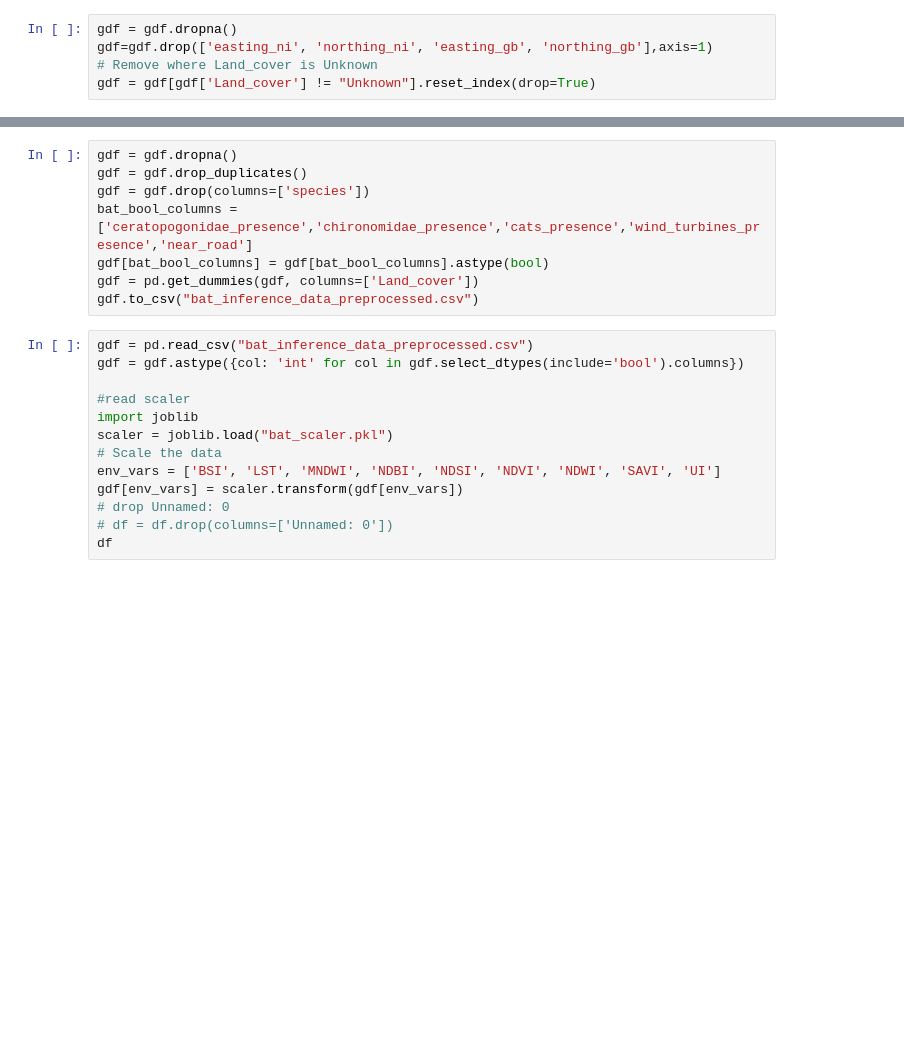
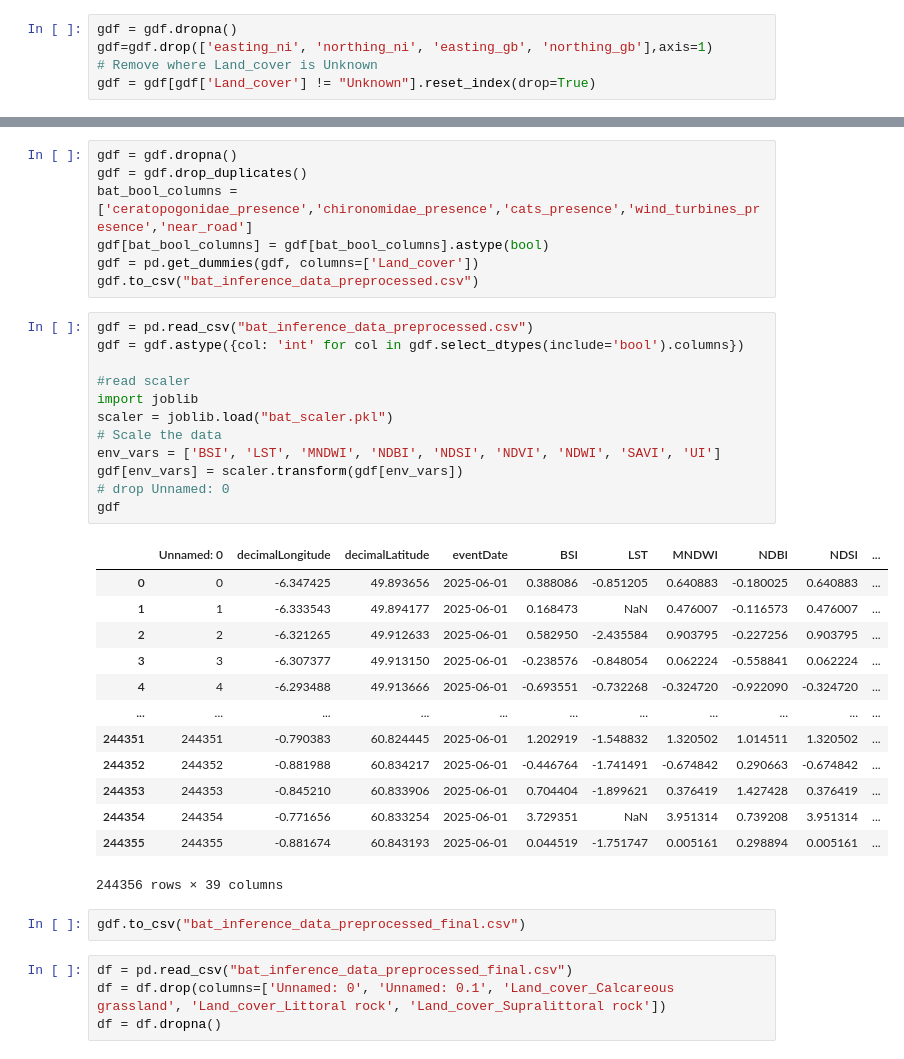
Before and after one commit to arzaan789/Species-Distribution-Modeling, a Jupyter notebook: bat_inference.ipynb, the cells around one changed output, grey strips where cells are left out. Cells and saved outputs as stored; diff of their text form; blank space fills up the shorter version.

```diff
--- a/bat_inference.ipynb
+++ b/bat_inference.ipynb
@@ -446,7 +483,6 @@ gdf = gdf[gdf['Land_cover'] != "Unknown"].reset_index(drop=True)
 # %%
 gdf = gdf.dropna()
 gdf = gdf.drop_duplicates()
-gdf = gdf.drop(columns=['species'])
 bat_bool_columns = ['ceratopogonidae_presence','chironomidae_presence','cats_presence','wind_turbines_presence','near_road']
 gdf[bat_bool_columns] = gdf[bat_bool_columns].astype(bool)
 gdf = pd.get_dummies(gdf, columns=['Land_cover'])
@@ -454,13 +490,32 @@ gdf.to_csv("bat_inference_data_preprocessed.csv")
 # %%
 gdf = pd.read_csv("bat_inference_data_preprocessed.csv")
 gdf = gdf.astype({col: 'int' for col in gdf.select_dtypes(include='bool').columns})
 
 #read scaler
 import joblib
 scaler = joblib.load("bat_scaler.pkl")
 # Scale the data
 env_vars = ['BSI', 'LST', 'MNDWI', 'NDBI', 'NDSI', 'NDVI', 'NDWI', 'SAVI', 'UI']
 gdf[env_vars] = scaler.transform(gdf[env_vars])
 # drop Unnamed: 0
-# df = df.drop(columns=['Unnamed: 0'])
-df
+gdf
+# %% [output]
+|  | Unnamed: 0 | decimalLongitude | decimalLatitude | eventDate | BSI | LST | MNDWI | NDBI | NDSI | ... |
+| 0 | 0 | -6.347425 | 49.893656 | 2025-06-01 | 0.388086 | -0.851205 | 0.640883 | -0.180025 | 0.640883 | ... |
+| 1 | 1 | -6.333543 | 49.894177 | 2025-06-01 | 0.168473 | NaN | 0.476007 | -0.116573 | 0.476007 | ... |
+| 2 | 2 | -6.321265 | 49.912633 | 2025-06-01 | 0.582950 | -2.435584 | 0.903795 | -0.227256 | 0.903795 | ... |
+| 3 | 3 | -6.307377 | 49.913150 | 2025-06-01 | -0.238576 | -0.848054 | 0.062224 | -0.558841 | 0.062224 | ... |
+| 4 | 4 | -6.293488 | 49.913666 | 2025-06-01 | -0.693551 | -0.732268 | -0.324720 | -0.922090 | -0.324720 | ... |
+| ... | ... | ... | ... | ... | ... | ... | ... | ... | ... | ... |
+| 244351 | 244351 | -0.790383 | 60.824445 | 2025-06-01 | 1.202919 | -1.548832 | 1.320502 | 1.014511 | 1.320502 | ... |
+| 244352 | 244352 | -0.881988 | 60.834217 | 2025-06-01 | -0.446764 | -1.741491 | -0.674842 | 0.290663 | -0.674842 | ... |
+| 244353 | 244353 | -0.845210 | 60.833906 | 2025-06-01 | 0.704404 | -1.899621 | 0.376419 | 1.427428 | 0.376419 | ... |
+| 244354 | 244354 | -0.771656 | 60.833254 | 2025-06-01 | 3.729351 | NaN | 3.951314 | 0.739208 | 3.951314 | ... |
+| 244355 | 244355 | -0.881674 | 60.843193 | 2025-06-01 | 0.044519 | -1.751747 | 0.005161 | 0.298894 | 0.005161 | ... |
+244356 rows × 39 columns
+# %%
+gdf.to_csv("bat_inference_data_preprocessed_final.csv")
+# %%
+df = pd.read_csv("bat_inference_data_preprocessed_final.csv")
+df = df.drop(columns=['Unnamed: 0', 'Unnamed: 0.1', 'Land_cover_Calcareous grassland', 'Land_cover_Littoral rock', 'Land_cover_Supralittoral rock'])
+df = df.dropna()
```
Also changed, not shown: parts of 9 cells of this notebook, 8 other files.
